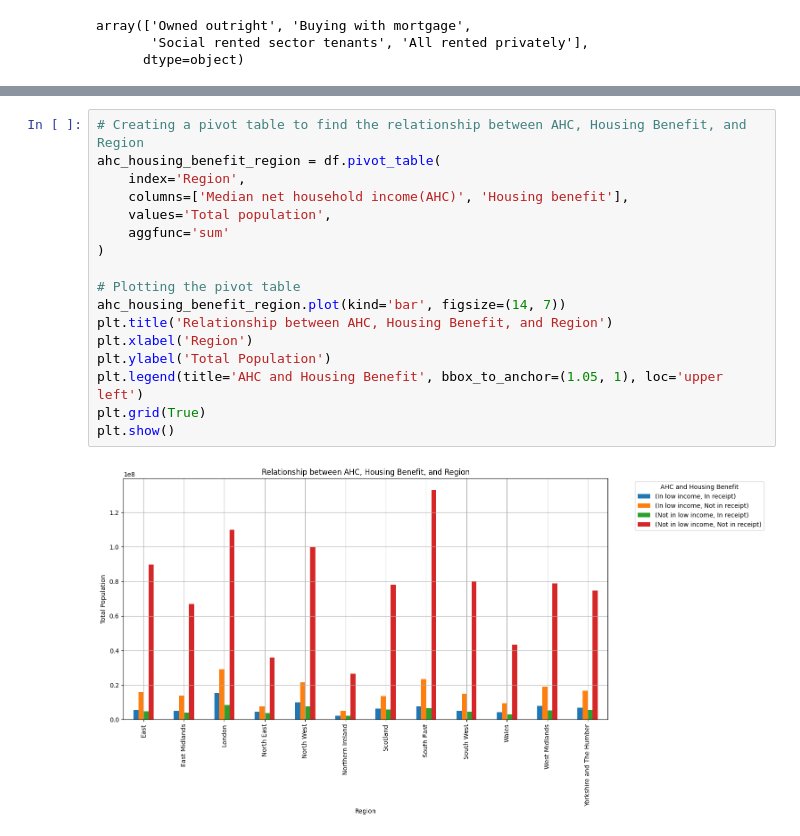
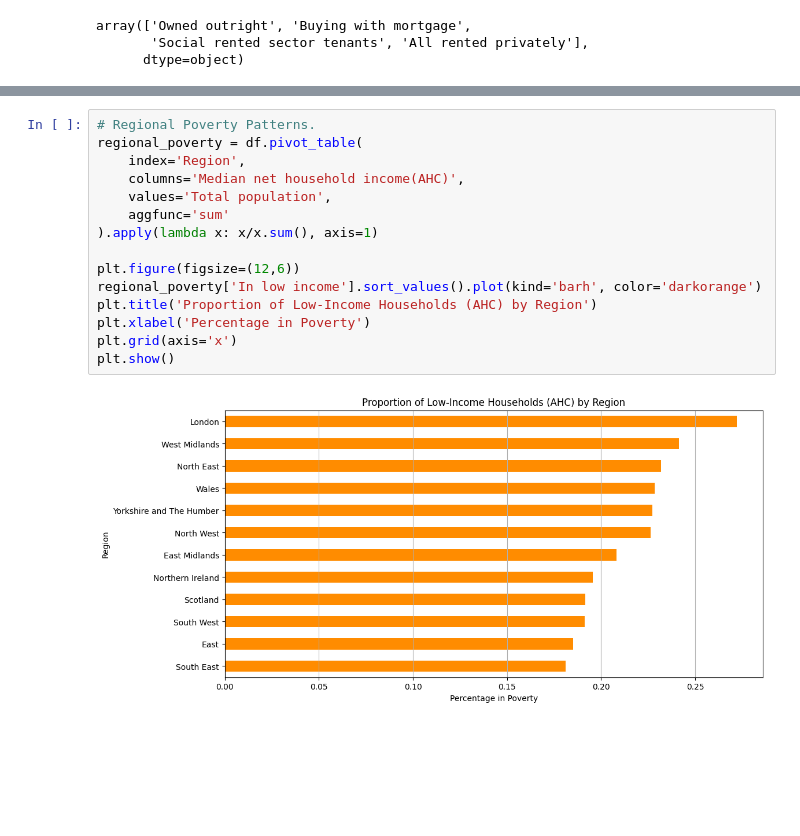
Before and after one commit to DhammikePremachandra/Housing_Tenure_and_Poverty, a Jupyter notebook: Tenure_and_Poverty.ipynb, the cells around one changed output, grey strips where cells are left out. Cells and saved outputs as stored; diff of their text form; blank space fills up the shorter version.

```diff
--- a/Tenure_and_Poverty.ipynb
+++ b/Tenure_and_Poverty.ipynb
@@ -694,19 +420,17 @@ plt.show()
-# %%
-# Creating a pivot table to find the relationship between AHC, Housing Benefit, and Region
-ahc_housing_benefit_region = df.pivot_table(
-    index='Region',
-    columns=['Median net household income(AHC)', 'Housing benefit'],
-    values='Total population',
-    aggfunc='sum'
-)
-
-# Plotting the pivot table
-ahc_housing_benefit_region.plot(kind='bar', figsize=(14, 7))
-plt.title('Relationship between AHC, Housing Benefit, and Region')
-plt.xlabel('Region')
-plt.ylabel('Total Population')
-plt.legend(title='AHC and Housing Benefit', bbox_to_anchor=(1.05, 1), loc='upper left')
-plt.grid(True)
-plt.show()
-# %% [output]
-[figure, removed]
+# %%
+# Regional Poverty Patterns.
+regional_poverty = df.pivot_table(
+    index='Region',
+    columns='Median net household income(AHC)',
+    values='Total population',
+    aggfunc='sum'
+).apply(lambda x: x/x.sum(), axis=1)
+
+plt.figure(figsize=(12,6))
+regional_poverty['In low income'].sort_values().plot(kind='barh', color='darkorange')
+plt.title('Proportion of Low-Income Households (AHC) by Region')
+plt.xlabel('Percentage in Poverty')
+plt.grid(axis='x')
+plt.show()
+# %% [output]
+[figure, added]
```
Also changed, not shown: parts of 27 cells of this notebook.
